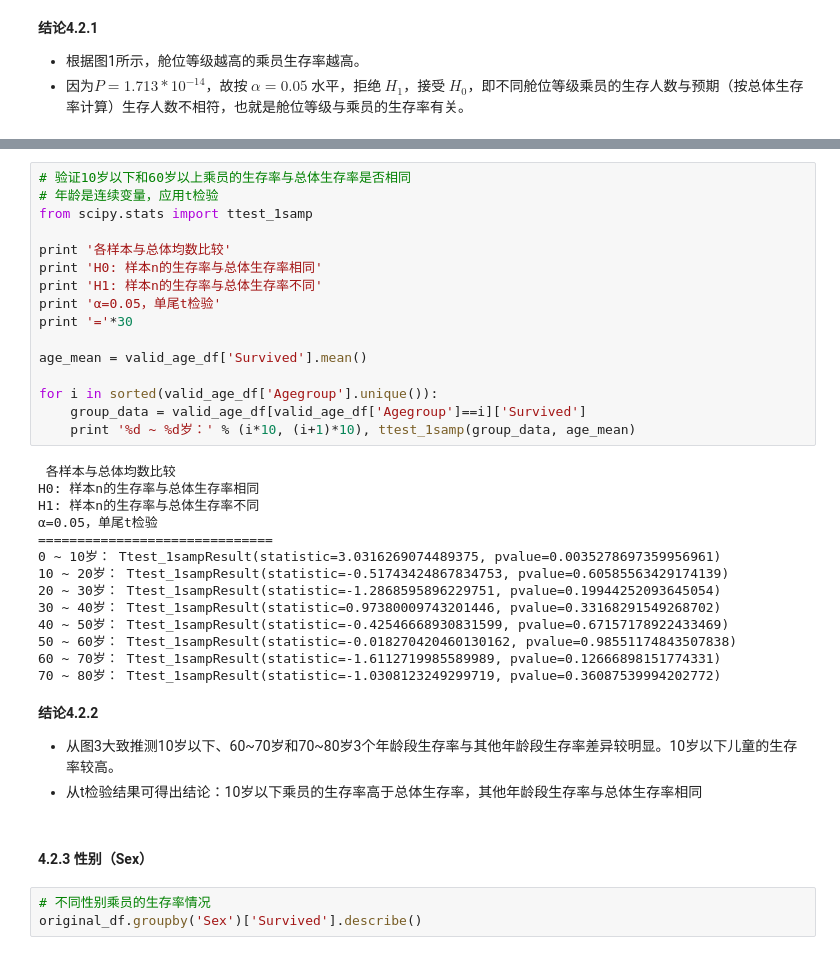
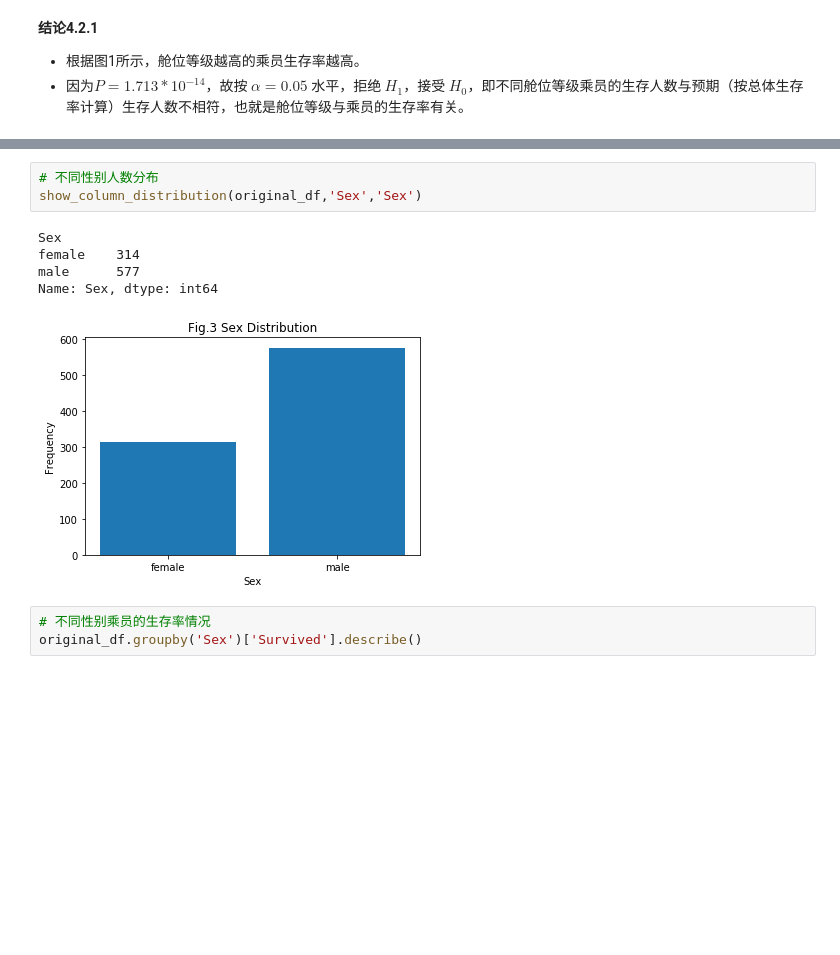
Before and after one commit to DiabloCC/UdacityCourse, a Jupyter notebook: p4/report/p4_tatanic_report.ipynb, the cells around one changed output, grey strips where cells are left out. Saved outputs shown, nothing was run; the diff lists cells and outputs as text; blank space fills up the shorter version.

```diff
--- a/p4/report/p4_tatanic_report.ipynb
+++ b/p4/report/p4_tatanic_report.ipynb
@@ -287,39 +255,12 @@ plt.show()
-# %%
-# 验证10岁以下和60岁以上乘员的生存率与总体生存率是否相同
-# 年龄是连续变量，应用t检验
-from scipy.stats import ttest_1samp
-
-print '各样本与总体均数比较'
-print 'H0: 样本n的生存率与总体生存率相同'
-print 'H1: 样本n的生存率与总体生存率不同'
-print 'α=0.05，单尾t检验'
-print '='*30
-
-age_mean = valid_age_df['Survived'].mean()
-
-for i in sorted(valid_age_df['Agegroup'].unique()):
-    group_data = valid_age_df[valid_age_df['Agegroup']==i]['Survived']
-    print '%d ~ %d岁：' % (i*10, (i+1)*10), ttest_1samp(group_data, age_mean)
-# %% [output]
- 各样本与总体均数比较
-H0: 样本n的生存率与总体生存率相同
-H1: 样本n的生存率与总体生存率不同
-α=0.05，单尾t检验
-==============================
-0 ~ 10岁： Ttest_1sampResult(statistic=3.0316269074489375, pvalue=0.0035278697359956961)
-10 ~ 20岁： Ttest_1sampResult(statistic=-0.51743424867834753, pvalue=0.60585563429174139)
-20 ~ 30岁： Ttest_1sampResult(statistic=-1.2868595896229751, pvalue=0.19944252093645054)
-30 ~ 40岁： Ttest_1sampResult(statistic=0.97380009743201446, pvalue=0.33168291549268702)
-40 ~ 50岁： Ttest_1sampResult(statistic=-0.42546668930831599, pvalue=0.67157178922433469)
-50 ~ 60岁： Ttest_1sampResult(statistic=-0.018270420460130162, pvalue=0.98551174843507838)
-60 ~ 70岁： Ttest_1sampResult(statistic=-1.6112719985589989, pvalue=0.12666898151774331)
-70 ~ 80岁： Ttest_1sampResult(statistic=-1.0308123249299719, pvalue=0.36087539994202772)
-# %% [markdown]
-**结论4.2.2**
-- 从图3大致推测10岁以下、60~70岁和70~80岁3个年龄段生存率与其他年龄段生存率差异较明显。10岁以下儿童的生存率较高。
-- 从t检验结果可得出结论：10岁以下乘员的生存率高于总体生存率，其他年龄段生存率与总体生存率相同
-# %% [markdown]
-#### 4.2.3 性别（Sex）
+# %%
+# 不同性别人数分布
+show_column_distribution(original_df,'Sex','Sex')
+# %% [output]
+Sex
+female    314
+male      577
+Name: Sex, dtype: int64
+[figure, added]
 # %%
 # 不同性别乘员的生存率情况
 original_df.groupby('Sex')['Survived'].describe()
```
Also changed, not shown: parts of 41 cells of this notebook.
